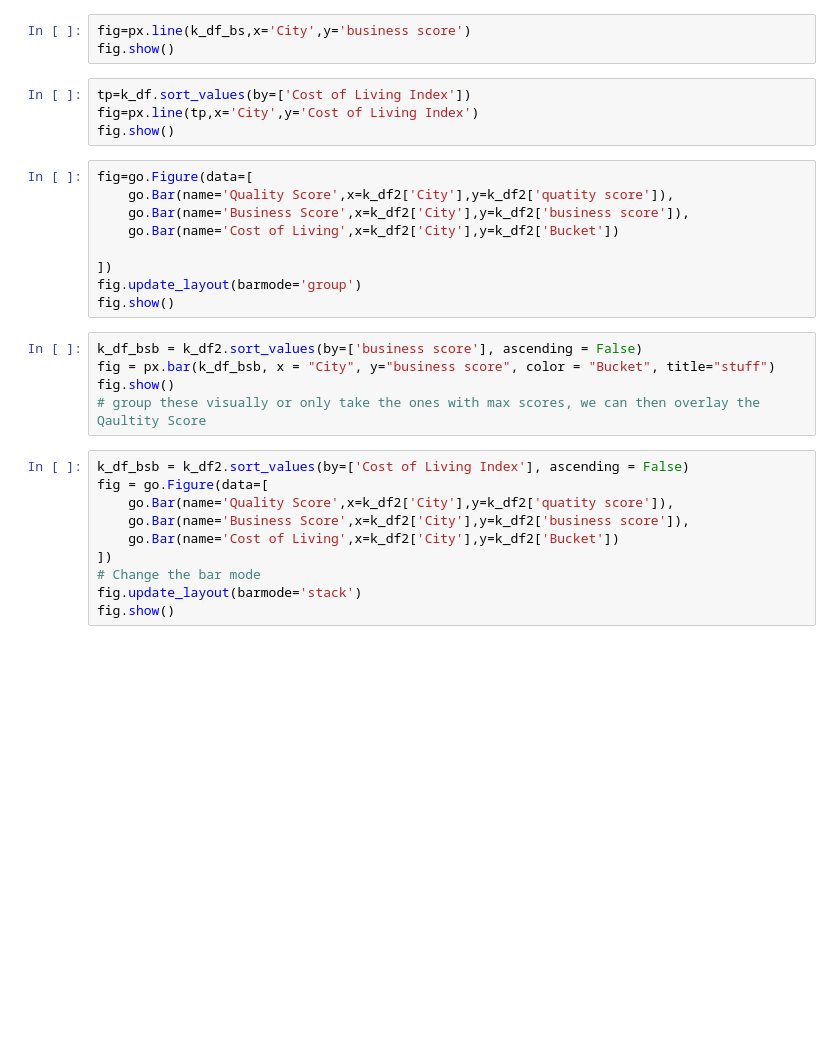
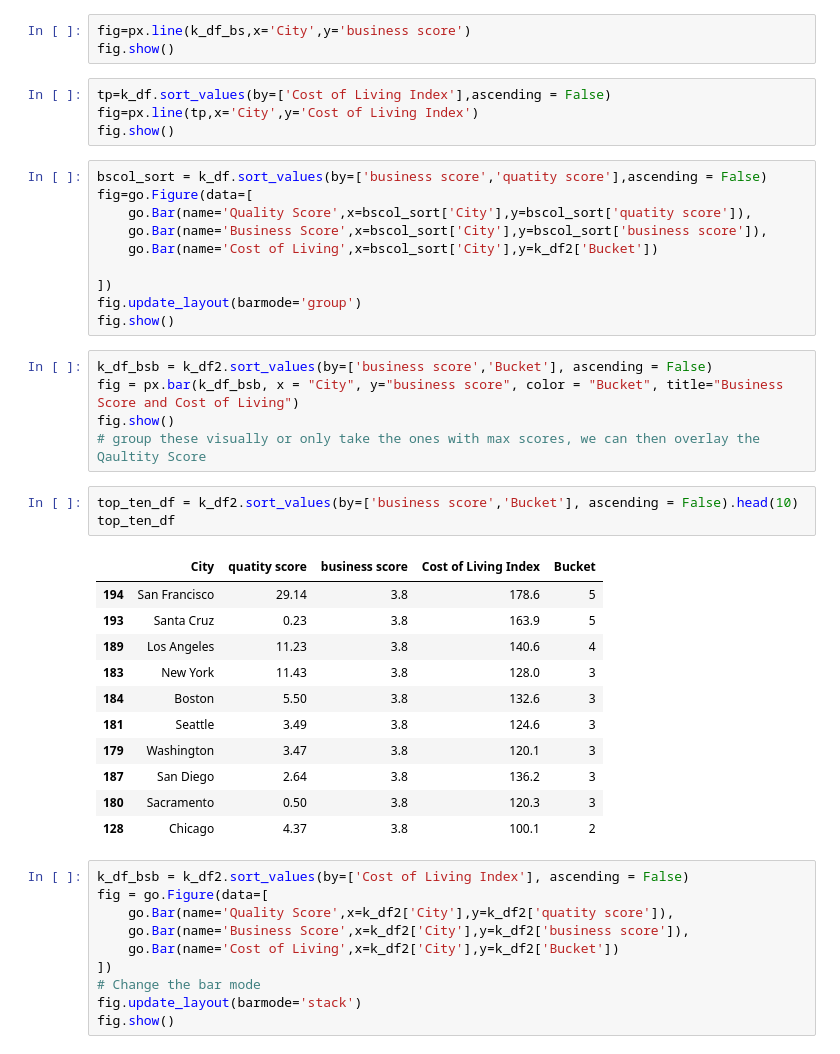
Before and after one commit to HappyM0f0/ClassProject2022, a Jupyter notebook: Data/Plotly Class Project .ipynb, the cells around one changed output. Drawn from its saved outputs; the diff is of its cells as text; blank space fills up the shorter version.

```diff
--- a/Data/Plotly Class Project .ipynb
+++ b/Data/Plotly Class Project .ipynb
@@ -61,23 +62,39 @@ k_df_bs = k_df2.sort_values(by=['business score'], ascending = False)
 fig=px.line(k_df_bs,x='City',y='business score')
 fig.show()
 # %%
-tp=k_df.sort_values(by=['Cost of Living Index'])
+tp=k_df.sort_values(by=['Cost of Living Index'],ascending = False)
 fig=px.line(tp,x='City',y='Cost of Living Index')
 fig.show()
 # %%
+bscol_sort = k_df.sort_values(by=['business score','quatity score'],ascending = False)
 fig=go.Figure(data=[
-    go.Bar(name='Quality Score',x=k_df2['City'],y=k_df2['quatity score']),
-    go.Bar(name='Business Score',x=k_df2['City'],y=k_df2['business score']),
-    go.Bar(name='Cost of Living',x=k_df2['City'],y=k_df2['Bucket'])
+    go.Bar(name='Quality Score',x=bscol_sort['City'],y=bscol_sort['quatity score']),
+    go.Bar(name='Business Score',x=bscol_sort['City'],y=bscol_sort['business score']),
+    go.Bar(name='Cost of Living',x=bscol_sort['City'],y=k_df2['Bucket'])
 
 ])
 fig.update_layout(barmode='group')
 fig.show()
 # %%
-k_df_bsb = k_df2.sort_values(by=['business score'], ascending = False)
-fig = px.bar(k_df_bsb, x = "City", y="business score", color = "Bucket", title="stuff")
+k_df_bsb = k_df2.sort_values(by=['business score','Bucket'], ascending = False)
+fig = px.bar(k_df_bsb, x = "City", y="business score", color = "Bucket", title="Business Score and Cost of Living")
 fig.show()
 # group these visually or only take the ones with max scores, we can then overlay the Qaultity Score
+# %%
+top_ten_df = k_df2.sort_values(by=['business score','Bucket'], ascending = False).head(10)
+top_ten_df
+# %% [output]
+|  | City | quatity score | business score | Cost of Living Index | Bucket |
+| 194 | San Francisco | 29.14 | 3.8 | 178.6 | 5 |
+| 193 | Santa Cruz | 0.23 | 3.8 | 163.9 | 5 |
+| 189 | Los Angeles | 11.23 | 3.8 | 140.6 | 4 |
+| 183 | New York | 11.43 | 3.8 | 128.0 | 3 |
+| 184 | Boston | 5.50 | 3.8 | 132.6 | 3 |
+| 181 | Seattle | 3.49 | 3.8 | 124.6 | 3 |
+| 179 | Washington | 3.47 | 3.8 | 120.1 | 3 |
+| 187 | San Diego | 2.64 | 3.8 | 136.2 | 3 |
+| 180 | Sacramento | 0.50 | 3.8 | 120.3 | 3 |
+| 128 | Chicago | 4.37 | 3.8 | 100.1 | 2 |
 # %%
 k_df_bsb = k_df2.sort_values(by=['Cost of Living Index'], ascending = False)
 fig = go.Figure(data=[
```
Also changed, not shown: parts of 1 cell of this notebook, 2 other files.
